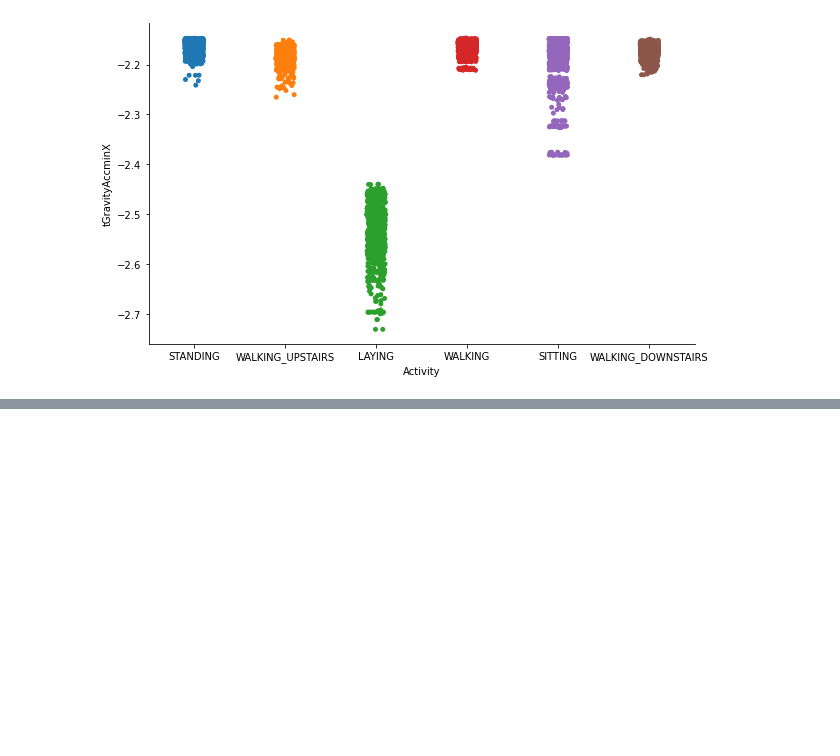
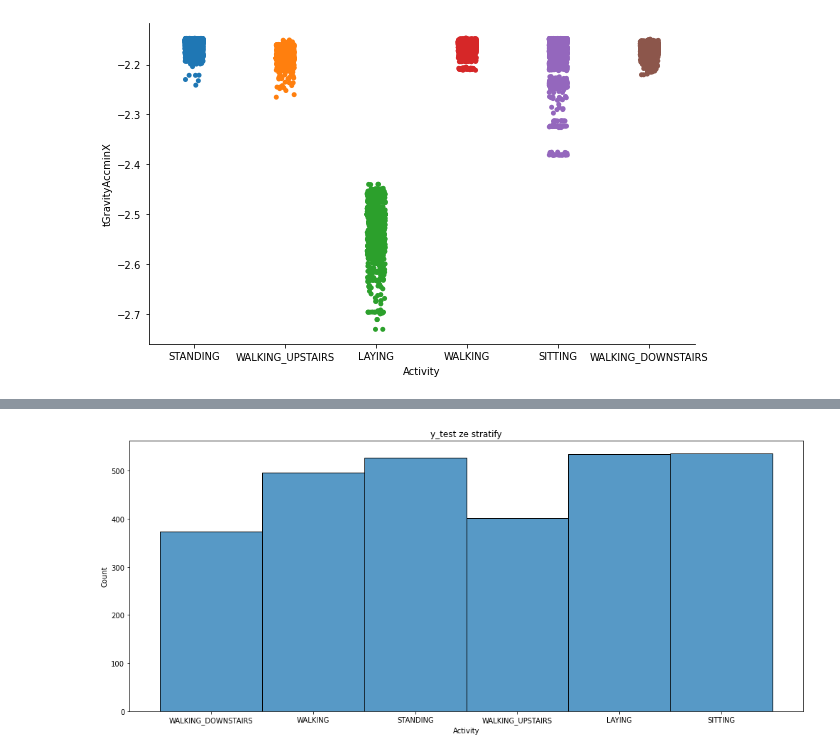
Before and after one commit to jedrzejd/Dla-mnie-dzia-a, a Jupyter notebook: data visualisation.ipynb, the cells around one changed output, grey strips where cells are left out. Drawn from its saved outputs; the diff is of its cells as text; code cells hidden in the pictures; blank space fills up the shorter version.

```diff
--- a/data visualisation.ipynb
+++ b/data visualisation.ipynb
@@ -217,0 +250,7 @@ fig4.savefig('minX_Acceleration_catplot.jpg',dpi = 100)
+# %%
+plt.figure(figsize=(17,7))
+plt.title('y_test ze stratify')
+sns.histplot(y_test)
+plt.savefig('Ze_stratify.jpg',dpi=100 )
+# %% [output]
+[figure, added]
```
Also changed, not shown: parts of 6 cells of this notebook, 1 other file.
